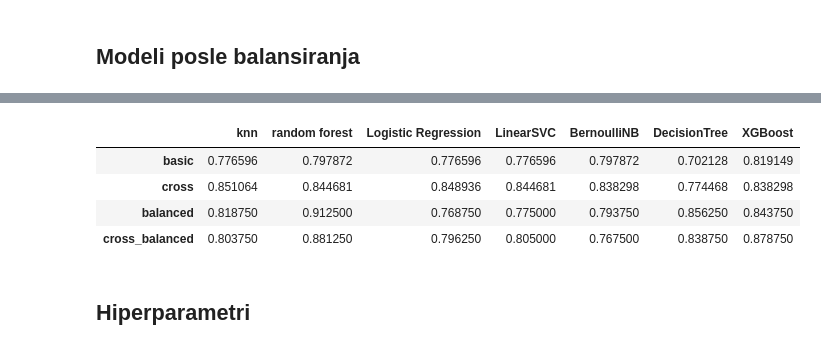
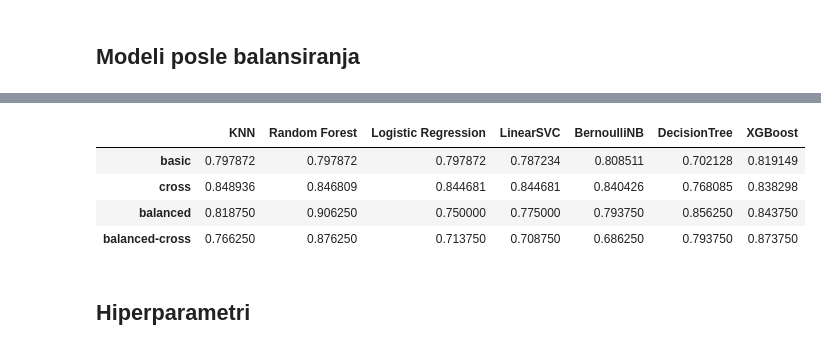
Before and after one commit to milicaj00/ML-P1-Classification, a Jupyter notebook: proba.ipynb, the cells around one changed output, grey strips where cells are left out. Cells and saved outputs as stored; diff of their text form; code cells hidden in the pictures.

Commit message:
modeli pre i posle balansiranja sredjeni

```diff
--- a/proba.ipynb
+++ b/proba.ipynb
@@ -378,7 +361,7 @@ Broj uzoraka u test skupu podataka: 94
 def score(target_test, model_pred, model):
     accuracy = accuracy_score(target_test, model_pred)
     f1 = f1_score(target_test, model_pred)
-    precision = precision_score(target_test, model_pred)
+    precision = precision_score(target_test, model_pred, zero_division=1)
     recall = recall_score(target_test, model_pred)
     conf_matrix = confusion_matrix(y_true=target_test, y_pred=model_pred)
     print(model)
@@ -527,6 +540,6 @@ decisionTree = DecisionTreeClassifier(random_state=0)
 
 predDT = decisionTree.fit(data_train, target_train).predict(data_test)
 
-
-results['DecisionTree']['basic'] = score(target_test, predDT)
+results['DecisionTree']['basic'] = score(target_test, predDT,"DecisionTree")
+results['DecisionTree']['cross'] =  cv_results("DecisionTree", decisionTree,data_features, target, kfold)
 # %% [output]
@@ -541,11 +560,12 @@ Confuse matrix:
 ### XGBoost
 # %%
 
-xgb_model = XGBClassifier(objective='binary:logitraw')
+xgb_classifier = XGBClassifier(objective='binary:logitraw')
 
-xgb_model.fit(data_train,target_train)
+xgb_model = xgb_classifier.fit(data_train,target_train)
 
-predXGB = xgb_model.predict(data_test)
+predXGB = xgb_model.fit(data_train,target_train).predict(data_test)
 
-results['XGBoost']['basic'] = score(target_test, predXGB)
+results['XGBoost']['basic'] = score(target_test, predXGB, "XGBoost")
+results['XGBoost']['cross'] =  cv_results("XGBoost", xgb_classifier,data_features, target, kfold)
 # %% [output]
@@ -824,0 +633,28 @@ Please also refer to the documentation for alternative solver options:
+# %%
+pred = svc_model.fit(data_train_balansed, target_train_balansed).predict(data_test_balansed)
+results['LinearSVC']['balanced'] =score(target_test_balansed, pred, "LinearSVC")
+results['LinearSVC']['balanced-cross'] =  cv_results("LinearSVC", svc_model,data_features_res, target_res, kfold)
+
+rf_pred = rf_classifier.fit(data_train_balansed, target_train_balansed).predict(data_test_balansed)
+results['Random Forest']['balanced'] =score(target_test_balansed, rf_pred, "Random Forest")
+results['Random Forest']['balanced-cross'] =  cv_results("Random Forest", rf_classifier,data_features_res, target_res, kfold)
+
+predNN = nearest_neighbors.fit(data_train_balansed, target_train_balansed).predict(data_test_balansed)
+results['KNN']['balanced'] =score(target_test_balansed, predNN, "KNN")
+results['KNN']['balanced-cross'] =  cv_results("KNN", nearest_neighbors,data_features_res, target_res, kfold)
+
+predDT = decisionTree.fit(data_train_balansed, target_train_balansed).predict(data_test_balansed)
+results['DecisionTree']['balanced'] =score(target_test_balansed, predDT, "DecisionTree")
+results['DecisionTree']['balanced-cross'] =  cv_results("DecisionTree", decisionTree,data_features_res, target_res, kfold)
+
+BernoulliNB = nb_classifer.fit(data_train_balansed, target_train_balansed).predict(data_test_balansed)
+results['BernoulliNB']['balanced'] =score(target_test_balansed, BernoulliNB, " BernoulliNB")
+results['BernoulliNB']['balanced-cross'] =  cv_results("BernoulliNB", nb_classifer,data_features_res, target_res, kfold)
+
+pred_lr = logistic_regression.fit(data_train_balansed, target_train_balansed).predict(data_test_balansed)
+results['Logistic Regression']['balanced'] =score(target_test_balansed, pred_lr, "Logistic Regression")
+results['Logistic Regression']['balanced-cross'] =  cv_results("Logistic Regression", logistic_regression,data_features_res, target_res, kfold)
+
+predXGB = xgb_model.fit(data_train_balansed, target_train_balansed).predict(data_test_balansed)
+results['XGBoost']['balanced'] =score(target_test_balansed, predXGB, "XGBoost")
+results['XGBoost']['balanced-cross'] =  cv_results("XGBoost", xgb_classifier,data_features_res, target_res, kfold)
@@ -825,11 +679,11 @@ Please also refer to the documentation for alternative solver options:
 # %%
-pd.DataFrame.from_dict(results)
+pd.DataFrame(results)
 # %% [output]
-|  | knn | random forest | Logistic Regression | LinearSVC | BernoulliNB | DecisionTree | XGBoost |
-| basic | 0.776596 | 0.797872 | 0.776596 | 0.776596 | 0.797872 | 0.702128 | 0.819149 |
-| cross | 0.851064 | 0.844681 | 0.848936 | 0.844681 | 0.838298 | 0.774468 | 0.838298 |
-| balanced | 0.818750 | 0.912500 | 0.768750 | 0.775000 | 0.793750 | 0.856250 | 0.843750 |
-| cross_balanced | 0.803750 | 0.881250 | 0.796250 | 0.805000 | 0.767500 | 0.838750 | 0.878750 |
+|  | KNN | Random Forest | Logistic Regression | LinearSVC | BernoulliNB | DecisionTree | XGBoost |
+| basic | 0.797872 | 0.797872 | 0.797872 | 0.787234 | 0.808511 | 0.702128 | 0.819149 |
+| cross | 0.848936 | 0.846809 | 0.844681 | 0.844681 | 0.840426 | 0.768085 | 0.838298 |
+| balanced | 0.818750 | 0.906250 | 0.750000 | 0.775000 | 0.793750 | 0.856250 | 0.843750 |
+| balanced-cross | 0.766250 | 0.876250 | 0.713750 | 0.708750 | 0.686250 | 0.793750 | 0.873750 |
 # %% [markdown]
 ## Hiperparametri
 # %% [markdown]
```
Also changed, not shown: parts of 29 cells of this notebook.
